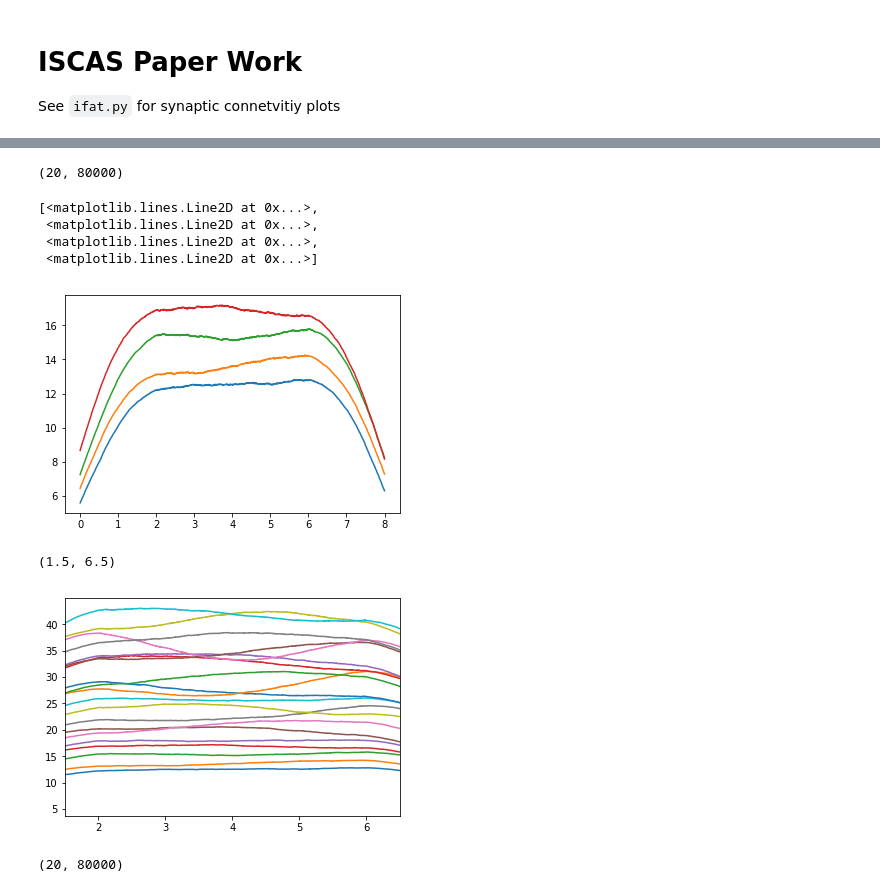
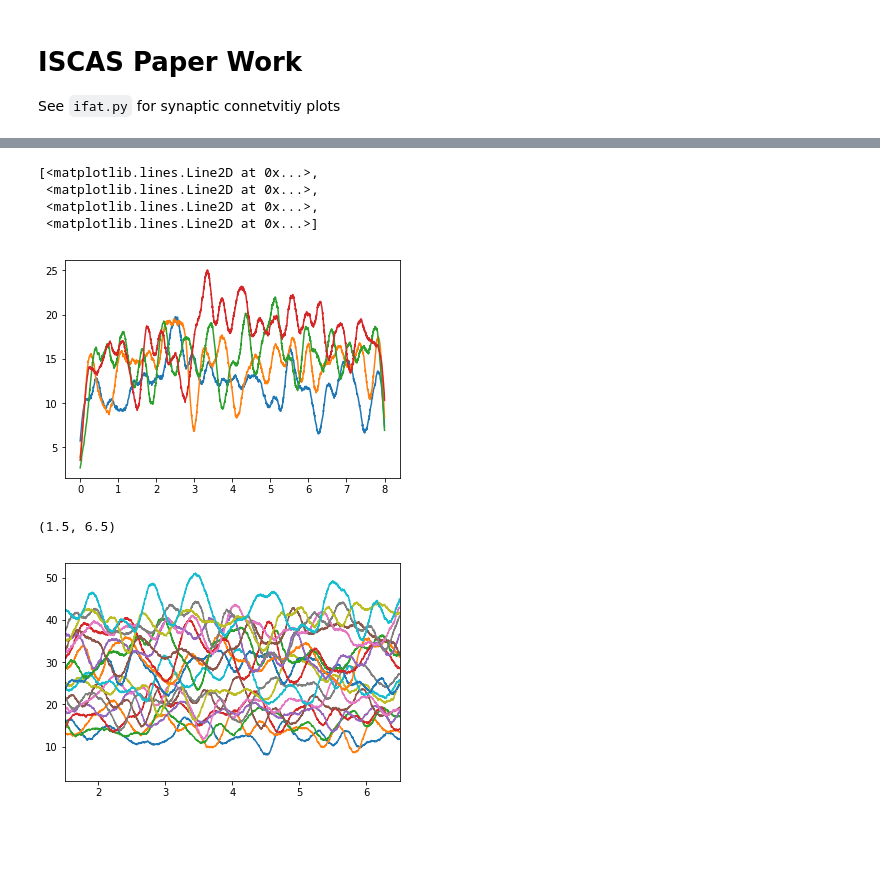
Before and after one commit to acellon/ifat-py, a Jupyter notebook: iscas-ifat.ipynb, the cells around one changed output, grey strips where cells are left out. Cells and saved outputs as stored; diff of their text form; code cells hidden in the pictures; blank space fills up the shorter version.

Commit message:
working average for tuning curve

```diff
--- a/iscas-ifat.ipynb
+++ b/iscas-ifat.ipynb
@@ -276,38 +229,42 @@ scatter(e_spmon.t[e_spmon.i==idx],3.65*ones(len(e_spmon.t[e_spmon.i==idx])),colo
-# %%
-shape(eRates0)
-# %% [output]
-(20, 80000)
-# %%
-smooth_width = 1000*ms
-
-#avgRate = zeros_like(eRates0[0].smooth_rate(width=smooth_width))
-avgRate = zeros((20,80000))
-
-for i in range(20):
-    avgRate[i,:]  =  eRates0[i]#.smooth_rate(width=smooth_width)
-    avgRate[i,:] +=  eRates1[i]#.smooth_rate(width=smooth_width)
-    avgRate[i,:] += eRates10[i]#.smooth_rate(width=smooth_width)
-    avgRate[i,:] += eRates20[i]#.smooth_rate(width=smooth_width)
-    avgRate[i,:] = avgRate[i,:]/4
+# %%
+smooth_width = 1000*ms
+
+sig_shape = shape(eRates00)
+avgRate = zeros(sig_shape)
+avgRateB = zeros(sig_shape)
+avgRateC = zeros(sig_shape)
+
+for i in range(sig_shape[0]):
+    avgRate[i,:]  = eRates00[i]#.smooth_rate(width=smooth_width)
+    avgRate[i,:] += eRates15[i]#.smooth_rate(width=smooth_width)
+    avgRate[i,:] += eRates31[i]#.smooth_rate(width=smooth_width)
+    avgRate[i,:] += eRates47[i]#.smooth_rate(width=smooth_width)
+    avgRate[i,:] = avgRate[i,:]/4
+    avgRateB[i,:]  = eRates00b[i]#.smooth_rate(width=smooth_width)
+    avgRateB[i,:] += eRates15b[i]#.smooth_rate(width=smooth_width)
+    avgRateB[i,:] += eRates31b[i]#.smooth_rate(width=smooth_width)
+    avgRateB[i,:] += eRates47b[i]#.smooth_rate(width=smooth_width)
+    avgRateB[i,:] = avgRateB[i,:]/4
+    avgRateC[i,:]  = eRates00c[i]#.smooth_rate(width=smooth_width)
+    avgRateC[i,:] += eRates15c[i]#.smooth_rate(width=smooth_width)
+    avgRateC[i,:] += eRates31c[i]#.smooth_rate(width=smooth_width)
+    avgRateC[i,:] += eRates47c[i]#.smooth_rate(width=smooth_width)
+    avgRateC[i,:] = avgRateC[i,:]/4
 # %%
-plot(erate0.t/second, avgRate[0,:]/Hz,
-     erate0.t/second, avgRate[1,:]/Hz,
-     erate0.t/second, avgRate[2,:]/Hz,
-     erate0.t/second, avgRate[3,:]/Hz)
+plot(erate00.t/second, avgRateB[0,:]/Hz,
+     erate00.t/second, avgRateB[1,:]/Hz,
+     erate00.t/second, avgRateB[2,:]/Hz,
+     erate00.t/second, avgRateB[3,:]/Hz)
 # %% [output]
 [<matplotlib.lines.Line2D at 0x...>,
  <matplotlib.lines.Line2D at 0x...>,
  <matplotlib.lines.Line2D at 0x...>,
  <matplotlib.lines.Line2D at 0x...>]
-[figure, old version]
+[figure, new version]
 # %%
-for i in range(20):
-    plot(erate0.t/second, avgRate[i,:]/Hz)
+for i in range(sig_shape[0]):
+    plot(erate00.t/second, avgRate[i,:]/Hz)
 xlim([1.5,6.5])
 # %% [output]
 (1.5, 6.5)
-[figure, old version]
+[figure, new version]
-# %%
-shape(avgRate)
-# %% [output]
-(20, 80000)
```
Also changed, not shown: parts of 15 cells of this notebook, 1 other file.
